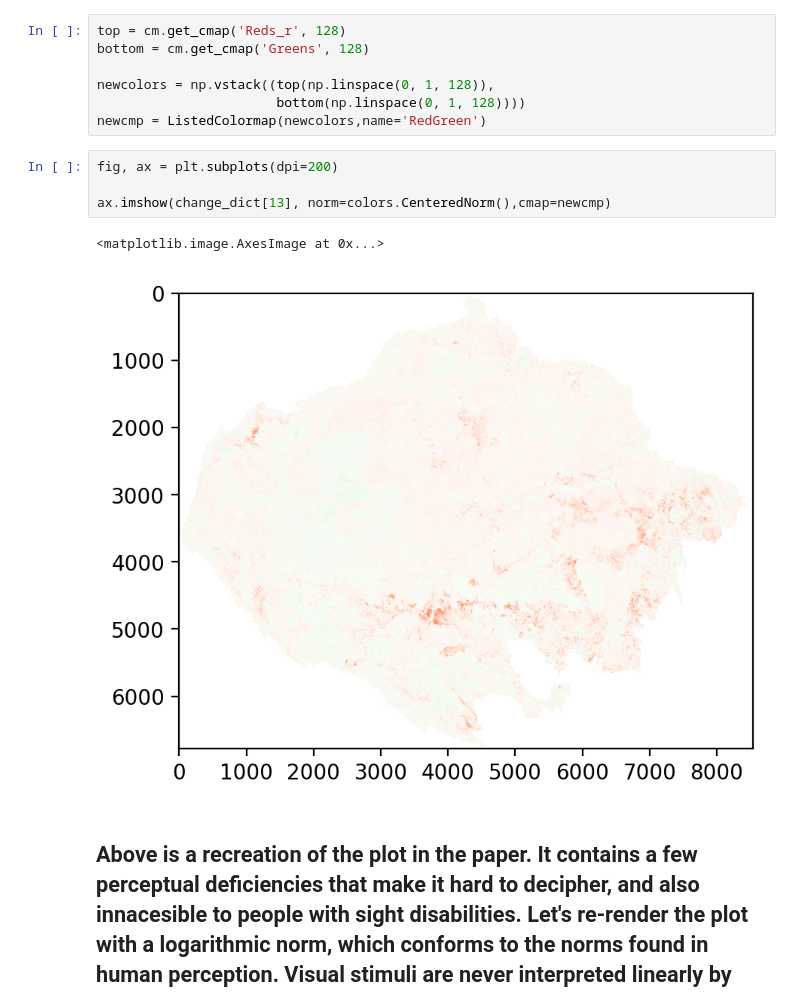
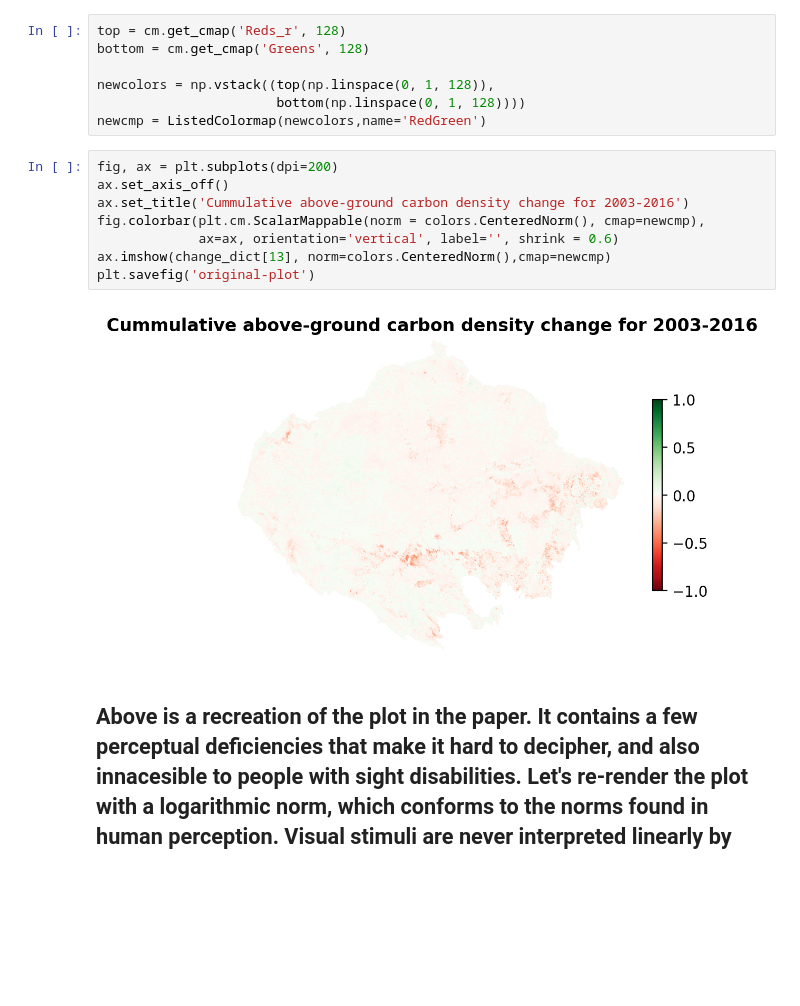
Before and after one commit to gabrielkassjohnson/Amazon-Indigenous-Carbon, a Jupyter notebook: Exploratory-Data-Analysis.ipynb, the cells around one changed output. Cells and saved outputs as stored; diff of their text form; blank space fills up the shorter version.

Commit message:
add new images and update readme

```diff
--- a/Exploratory-Data-Analysis.ipynb
+++ b/Exploratory-Data-Analysis.ipynb
@@ -59,11 +59,14 @@ newcolors = np.vstack((top(np.linspace(0, 1, 128)),
 newcmp = ListedColormap(newcolors,name='RedGreen')
 # %%
 fig, ax = plt.subplots(dpi=200)
-
+ax.set_axis_off()
+ax.set_title('Cummulative above-ground carbon density change for 2003-2016')
+fig.colorbar(plt.cm.ScalarMappable(norm = colors.CenteredNorm(), cmap=newcmp),
+             ax=ax, orientation='vertical', label='', shrink = 0.6)
 ax.imshow(change_dict[13], norm=colors.CenteredNorm(),cmap=newcmp)
+plt.savefig('original-plot')
 # %% [output]
-<matplotlib.image.AxesImage at 0x...>
-[figure, old version]
+[figure, new version]
 # %% [markdown]
 ## Above is a recreation of the plot in the paper. It contains a few perceptual deficiencies that make it hard to decipher, and also innacesible to people with sight disabilities. Let's re-render the plot with a logarithmic norm, which conforms to the norms found in human perception. Visual stimuli are never interpreted linearly by the brain, always logarithmically. Let's also change the colormap to a color-blind accesible palette. Blues and yellows are preferable to red/green, the most common type of color-blindness. Teal and gold give the plot a more appealing tonal balance, while still composed mostly of blue and yellow.
 # %%
```
Also changed, not shown: parts of 3 cells of this notebook, 3 other files.
